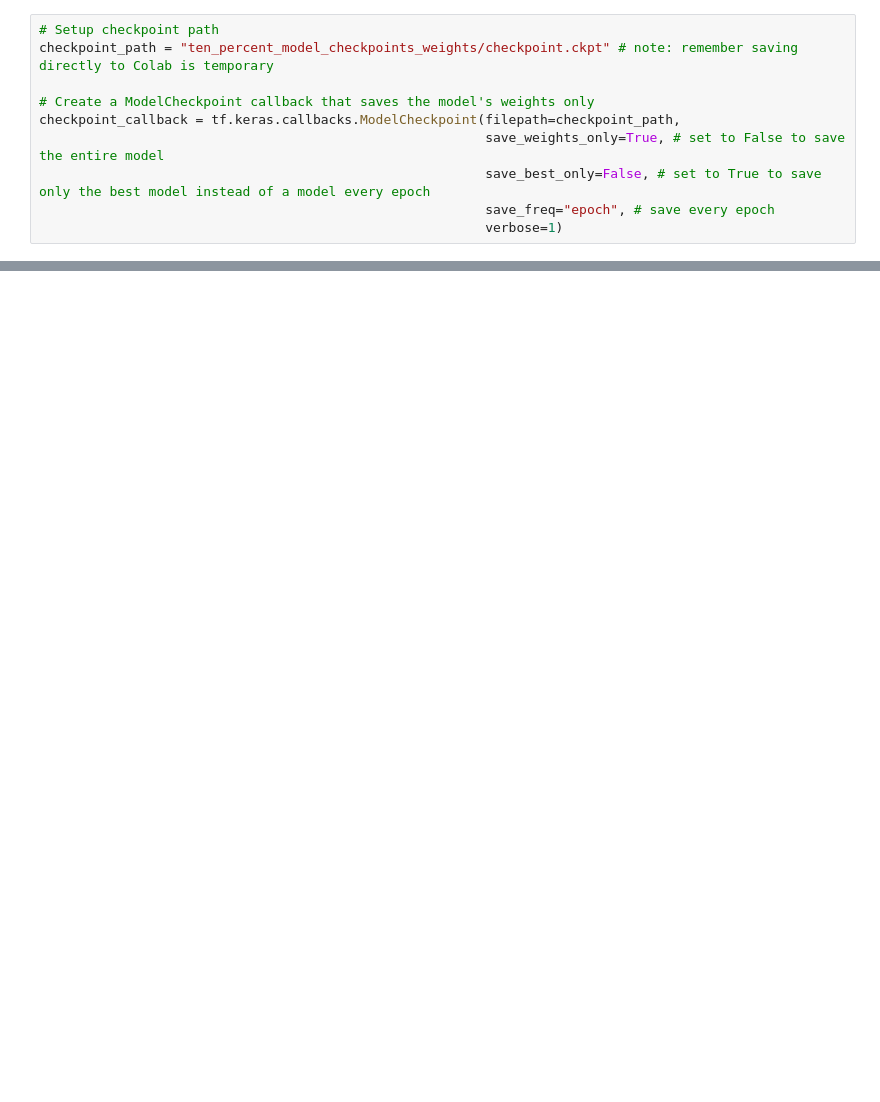
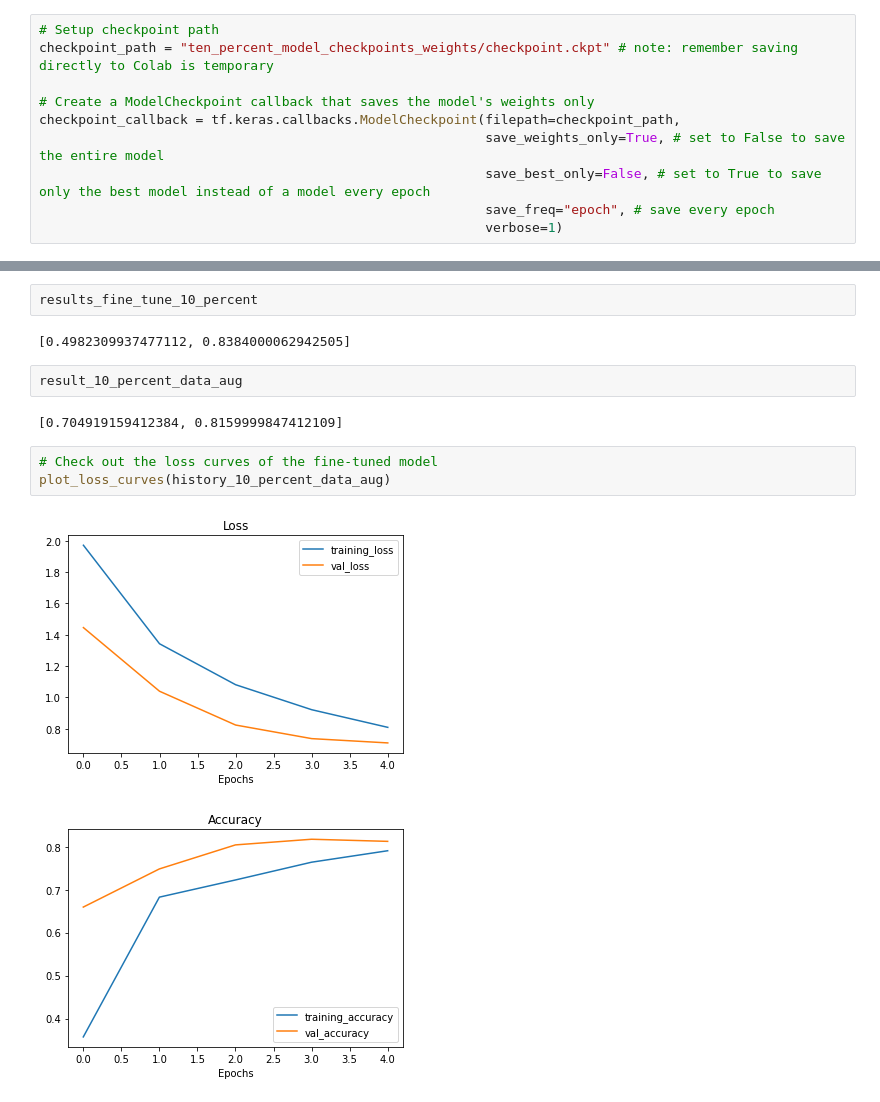
Before and after one commit to Kgs-Mathaba/TensorFlow_DC_ZTM, a Jupyter notebook: 05_transfer_learning_in_tensorflow_part_2_fine_tuning.ipynb, the cells around one changed output, grey strips where cells are left out. Drawn from its saved outputs; the diff is of its cells as text; blank space fills up the shorter version.

```diff
--- a/05_transfer_learning_in_tensorflow_part_2_fine_tuning.ipynb
+++ b/05_transfer_learning_in_tensorflow_part_2_fine_tuning.ipynb
@@ -620,0 +817,14 @@ plot_loss_curve(history_10_percent_data_aug)
+# %%
+results_fine_tune_10_percent
+# %% [output]
+[0.4982309937477112, 0.8384000062942505]
+# %%
+result_10_percent_data_aug
+# %% [output]
+[0.704919159412384, 0.8159999847412109]
+# %%
+# Check out the loss curves of the fine-tuned model
+plot_loss_curves(history_10_percent_data_aug)
+# %% [output]
+[figure, added]
+[figure, added]
```
Also changed, not shown: parts of 55 cells of this notebook.
